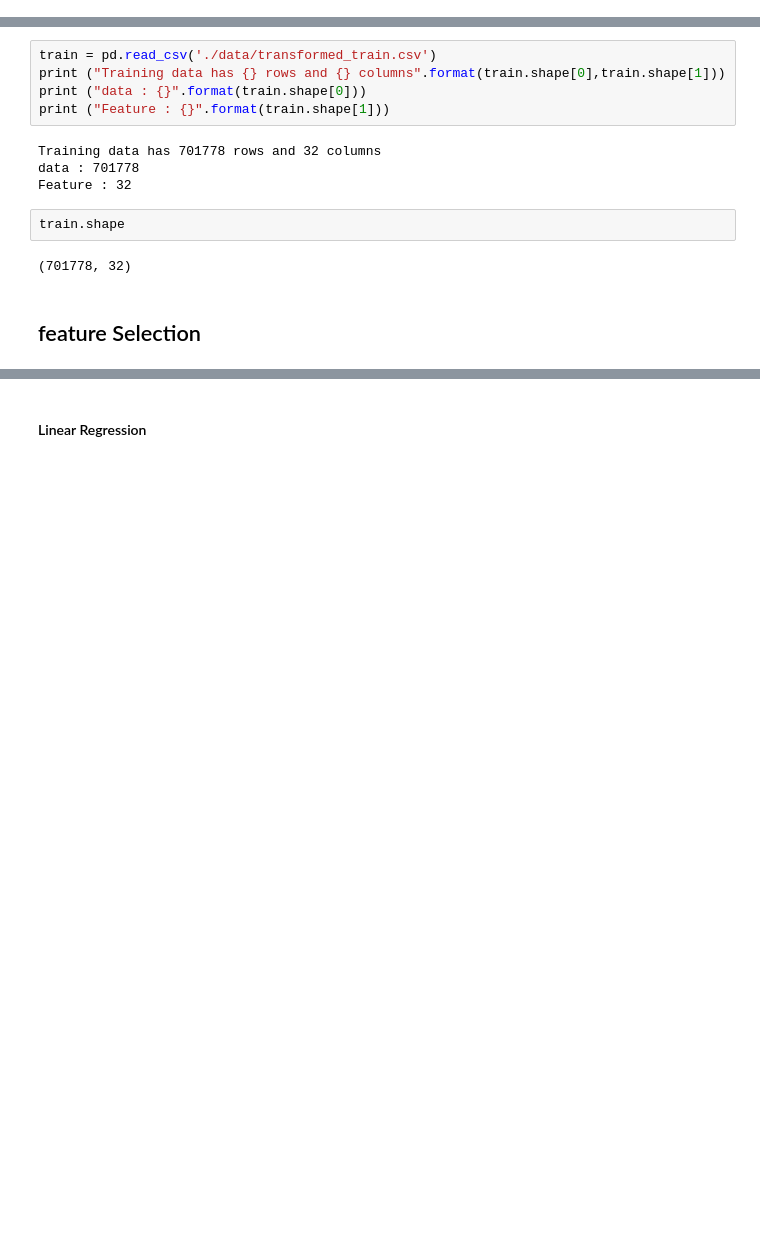
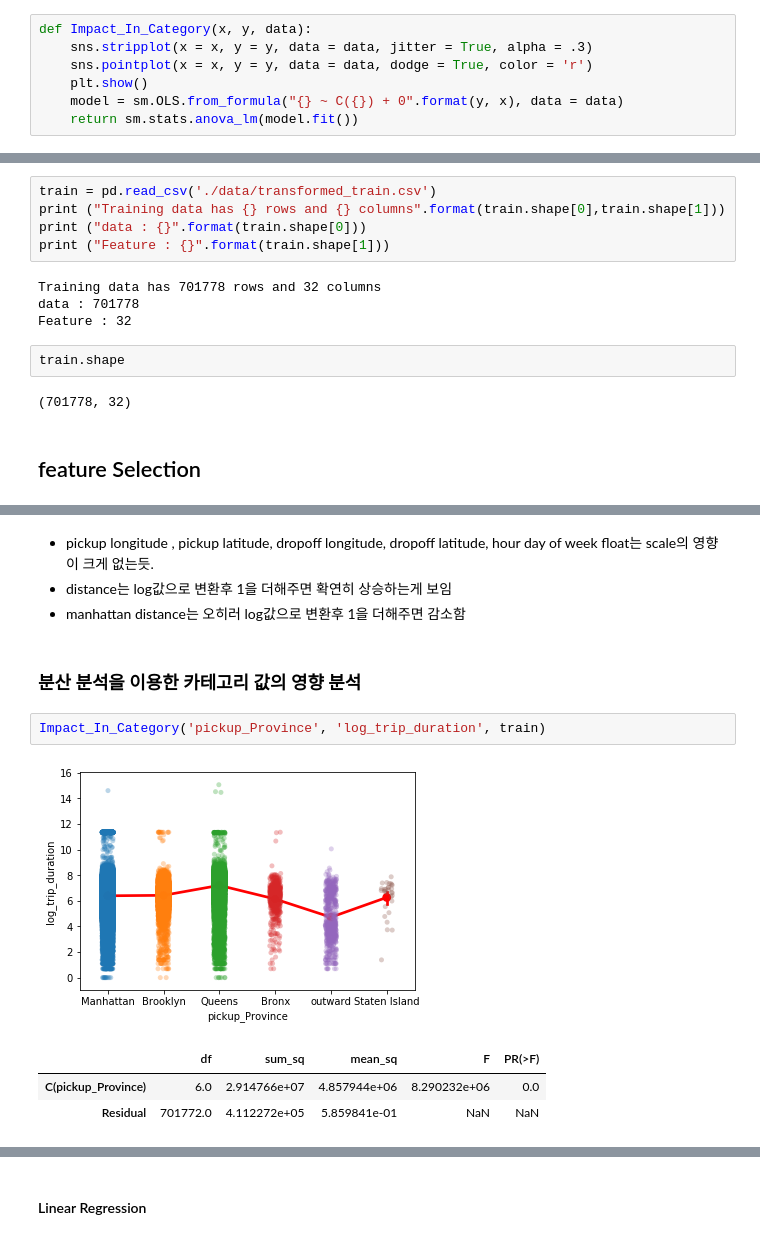
Before and after one commit to buenhyden/TeamProject_Linear_Regression, a Jupyter notebook: Linear_Regression_Analysis_Sigma_2nd.ipynb, the cells around one changed output, grey strips where cells are left out. Cells and saved outputs as stored; diff of their text form; blank space fills up the shorter version.

```diff
--- a/Linear_Regression_Analysis_Sigma_2nd.ipynb
+++ b/Linear_Regression_Analysis_Sigma_2nd.ipynb
@@ -28,3 +35,10 @@ import statsmodels.stats.stattools as stools
+# %%
+def Impact_In_Category(x, y, data):
+    sns.stripplot(x = x, y = y, data = data, jitter = True, alpha = .3)
+    sns.pointplot(x = x, y = y, data = data, dodge = True, color = 'r')
+    plt.show()
+    model = sm.OLS.from_formula("{} ~ C({}) + 0".format(y, x), data = data)
+    return sm.stats.anova_lm(model.fit())
 # %% [markdown]
 ### Load Training dataet
 # %%
@@ -70,0 +373,13 @@ sm.stats.anova_lm(result, typ = 2)
+# %% [markdown]
+* pickup longitude , pickup latitude, dropoff longitude, dropoff latitude, hour day of week float는 scale의 영향이 크게 없는듯.
+* distance는 log값으로 변환후 1을 더해주면 확연히 상승하는게 보임
+* manhattan distance는 오히러 log값으로 변환후 1을 더해주면 감소함
+# %% [markdown]
+### 분산 분석을 이용한 카테고리 값의 영향 분석
+# %%
+Impact_In_Category('pickup_Province', 'log_trip_duration', train)
+# %% [output]
+[figure, added]
+|  | df | sum_sq | mean_sq | F | PR(>F) |
+| C(pickup_Province) | 6.0 | 2.914766e+07 | 4.857944e+06 | 8.290232e+06 | 0.0 |
+| Residual | 701772.0 | 4.112272e+05 | 5.859841e-01 | NaN | NaN |
```
Also changed, not shown: parts of 226 cells of this notebook.
